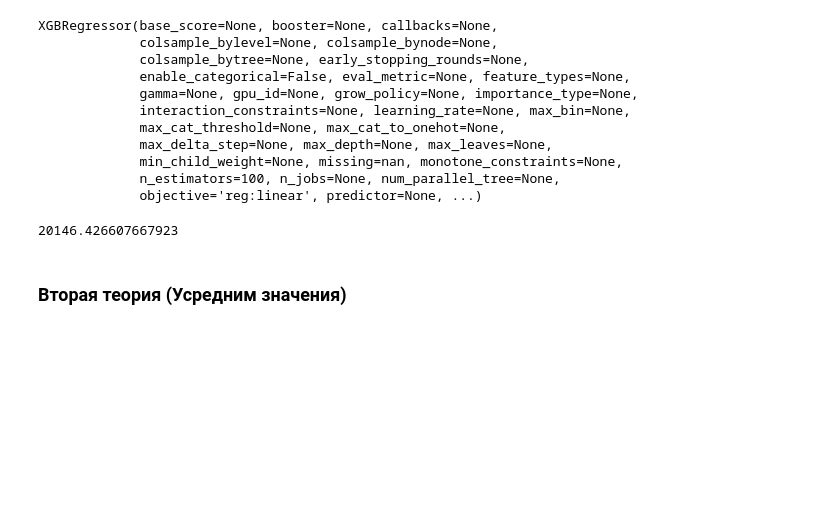
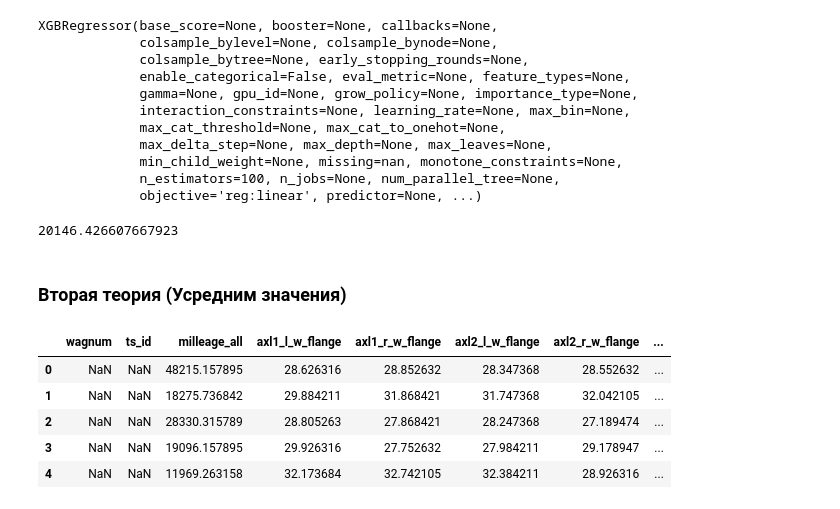
Before and after one commit to kolomichyk/BKIT, a Jupyter notebook: Po_sqrt_team_(1)_(1).ipynb, the cells around one changed output. Saved outputs shown, nothing was run; the diff lists cells and outputs as text; code cells hidden in the pictures; blank space fills up the shorter version.

```diff
--- a/Po_sqrt_team_(1)_(1).ipynb
+++ b/Po_sqrt_team_(1)_(1).ipynb
@@ -163,14 +163,3 @@ mean_absolute_error(y_test, xgb_r.predict(X_test))
 20146.426607667923
 # %% [markdown]
 ### Вторая теория (Усредним значения)
-# %%
-def make_data(data):
-  for j in range(0, data.shape[0], 19):
-    NotNullElement  = False
-    posNotNullElement = 0
-    for i in range(j+18, j-1, -1):
-      if (data['milleage_all'][i] and not NotNullElement):
-        NotNullElement = True
-        posNotNullElement = i
-      if (data['milleage_all'][i]):
-        data['answer'][i] = data_target['target'][j//19] +  data['milleage_all'][posNotNullElement] - data['milleage_all'][i]
@@ -176,0 +168,4 @@ def make_data(data):
+# %%
+df = pd.DataFrame(index=range(data.shape[0]//19),columns=data.columns)
+# %%
+data['answer'] = [0 for i in range(data.shape[0])]
@@ -176,0 +234,11 @@ def make_data(data):
+# %%
+df = make_data(data)
+# %%
+df.head()
+# %% [output]
+|  | wagnum | ts_id | milleage_all | axl1_l_w_flange | axl1_r_w_flange | axl2_l_w_flange | axl2_r_w_flange | ... |
+| 0 | NaN | NaN | 48215.157895 | 28.626316 | 28.852632 | 28.347368 | 28.552632 | ... |
+| 1 | NaN | NaN | 18275.736842 | 29.884211 | 31.868421 | 31.747368 | 32.042105 | ... |
+| 2 | NaN | NaN | 28330.315789 | 28.805263 | 27.868421 | 28.247368 | 27.189474 | ... |
+| 3 | NaN | NaN | 19096.157895 | 29.926316 | 27.752632 | 27.984211 | 29.178947 | ... |
+| 4 | NaN | NaN | 11969.263158 | 32.173684 | 32.742105 | 32.384211 | 28.926316 | ... |
```
Also changed, not shown: parts of 11 cells of this notebook.
